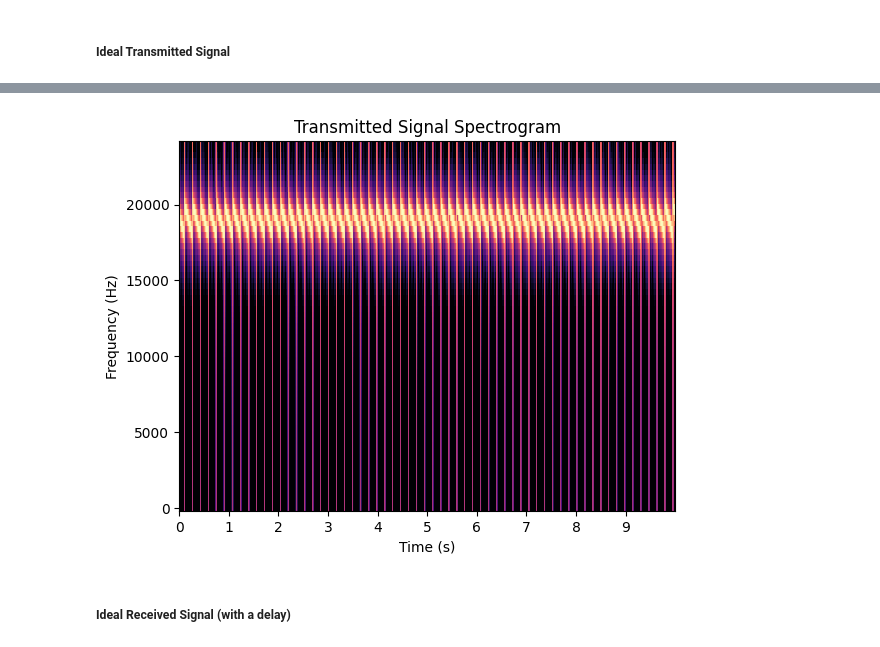
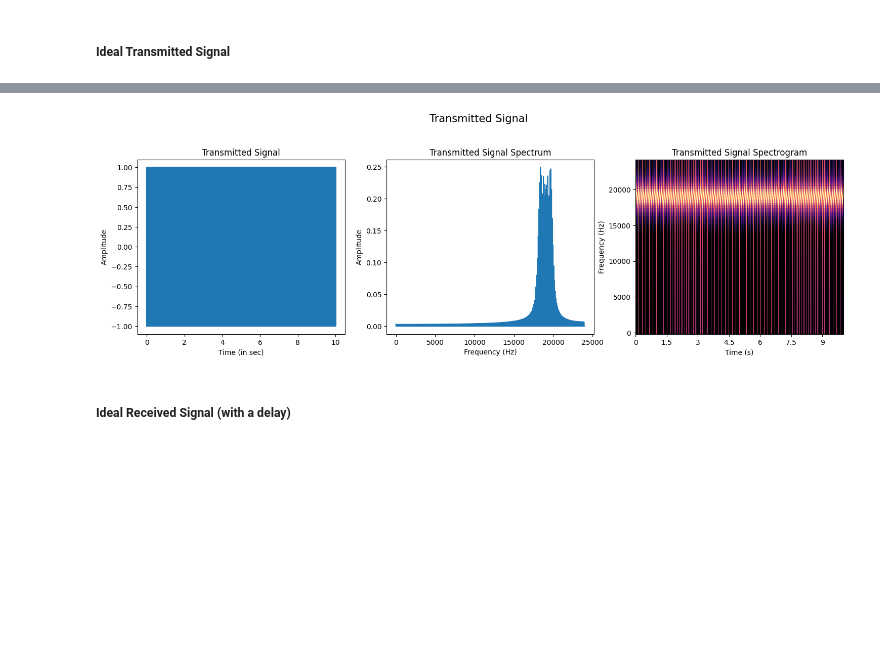
Before and after one commit to EshitaKhanna/FMCW, a Jupyter notebook: Verification Experiment/FMCW /Ideal Received Signal 2.ipynb, the cells around one changed output, grey strips where cells are left out. Drawn from its saved outputs; the diff is of its cells as text; code cells hidden in the pictures; blank space fills up the shorter version.

Commit message:
Update Ideal Received Signal 2

```diff
--- a/Verification Experiment/FMCW /Ideal Received Signal 2.ipynb
+++ b/Verification Experiment/FMCW /Ideal Received Signal 2.ipynb
@@ -53,11 +69,10 @@ def compute_fft(s, sampling_rate, n = None, scale_amplitudes = True):
 # %%
-#sampling_rate = 88200
 sampling_rate = 48000
 dur = 0.01075
-no_of_reps = 930
+no_of_reps = 938
 
-'''distance = 1
+distance = 1
 v_sound =  343
-delay_duration = (2*distance)/343'''
+delay_duration = round((2*distance)/343, 4)
 
-delay_duration = 0.0058
+print(delay_duration)
@@ -70,2 +87,5 @@ delay_duration = 0.0058
 # %%
-chirp = generateChirp(18000,20000, sampling_rate, dur)
+chirp = generateChirp(18000,20000, sampling_rate, dur,samples=512)
+
+print("Chirp: ")
+signal_info(chirp, sampling_rate)
@@ -146,10 +164,29 @@ def plot_spectogram(signal, sr, n_fft = 128, title = "Spectrogram", hop_length =
     plt.xlabel("Time (s)")
     plt.ylabel("Frequency (Hz)")
     plt.title(title)
-# %%
-plot_spectogram(transmitted, sampling_rate, title='Transmitted Signal Spectrogram')
-# %% [output]
-[figure, removed]
+# %%
+# Transmitted signal
+
+transmit, (ax1,ax2,ax3) = plt.subplots(nrows = 1, ncols = 3, figsize = (18,5))
+transmit.suptitle('Transmitted Signal', fontsize = 15)
+
+# Time vs Amplitude plot for the
+ax1.plot([i/sampling_rate for i in range(len(transmitted))], transmitted)
+ax1.set_xlabel("Time (in sec)")
+ax1.set_ylabel("Amplitude")
+ax1.set_title("Transmitted Signal")
+
+# Spectrum
+ax2.plot(F_transmitted, A_transmitted)
+ax2.set_xlabel('Frequency (Hz)')
+ax2.set_ylabel('Amplitude')
+ax2.set_title('Transmitted Signal Spectrum')
+
+# Spectrogram
+plot_spectogram(transmitted, sampling_rate, title="Transmitted Signal Spectrogram", ax = ax3)
+plt.subplots_adjust(top=0.8)
+# %% [output]
+[figure, added]
 # %% [markdown]
 ##### **Ideal Received Signal (with a delay)**
 # %% [markdown]
```
Also changed, not shown: parts of 43 cells of this notebook, 4 other files.
